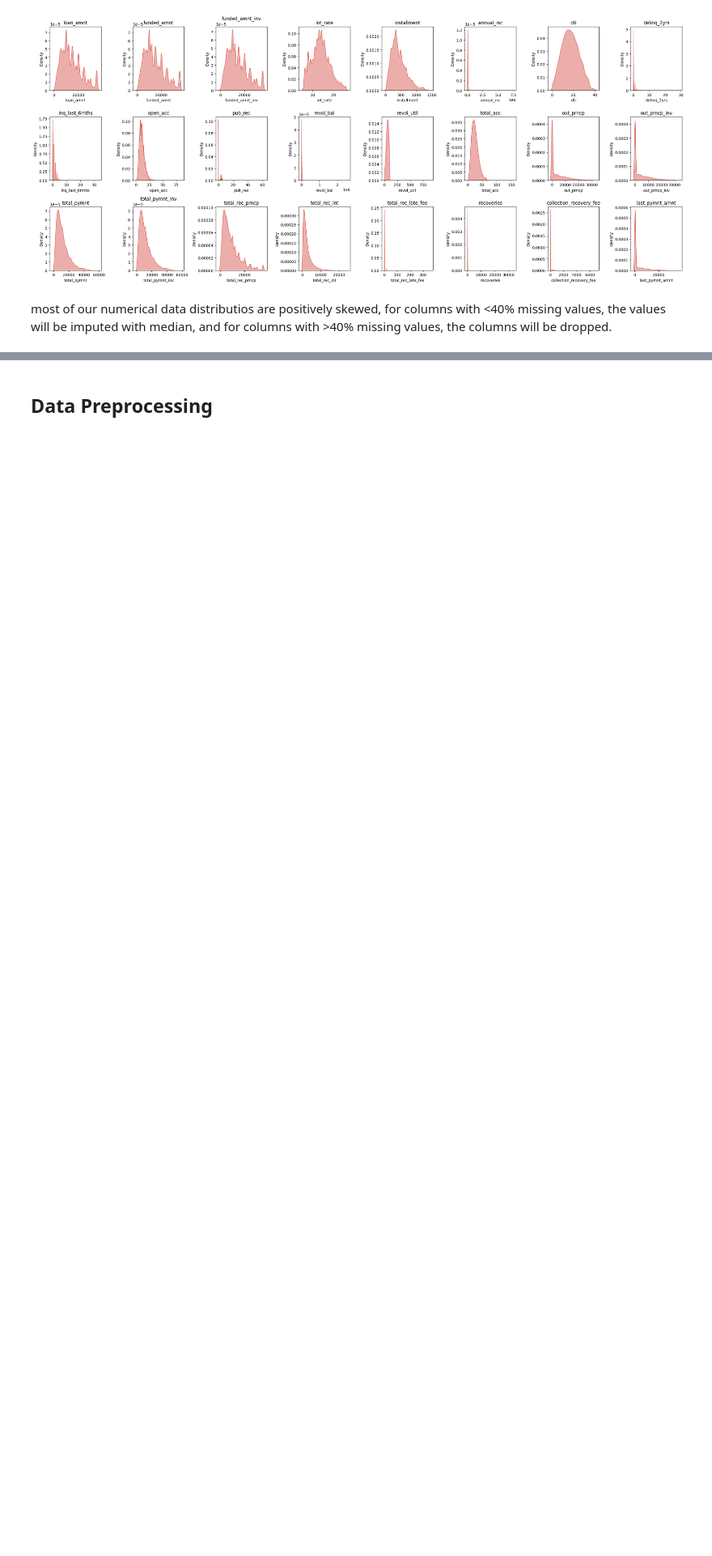
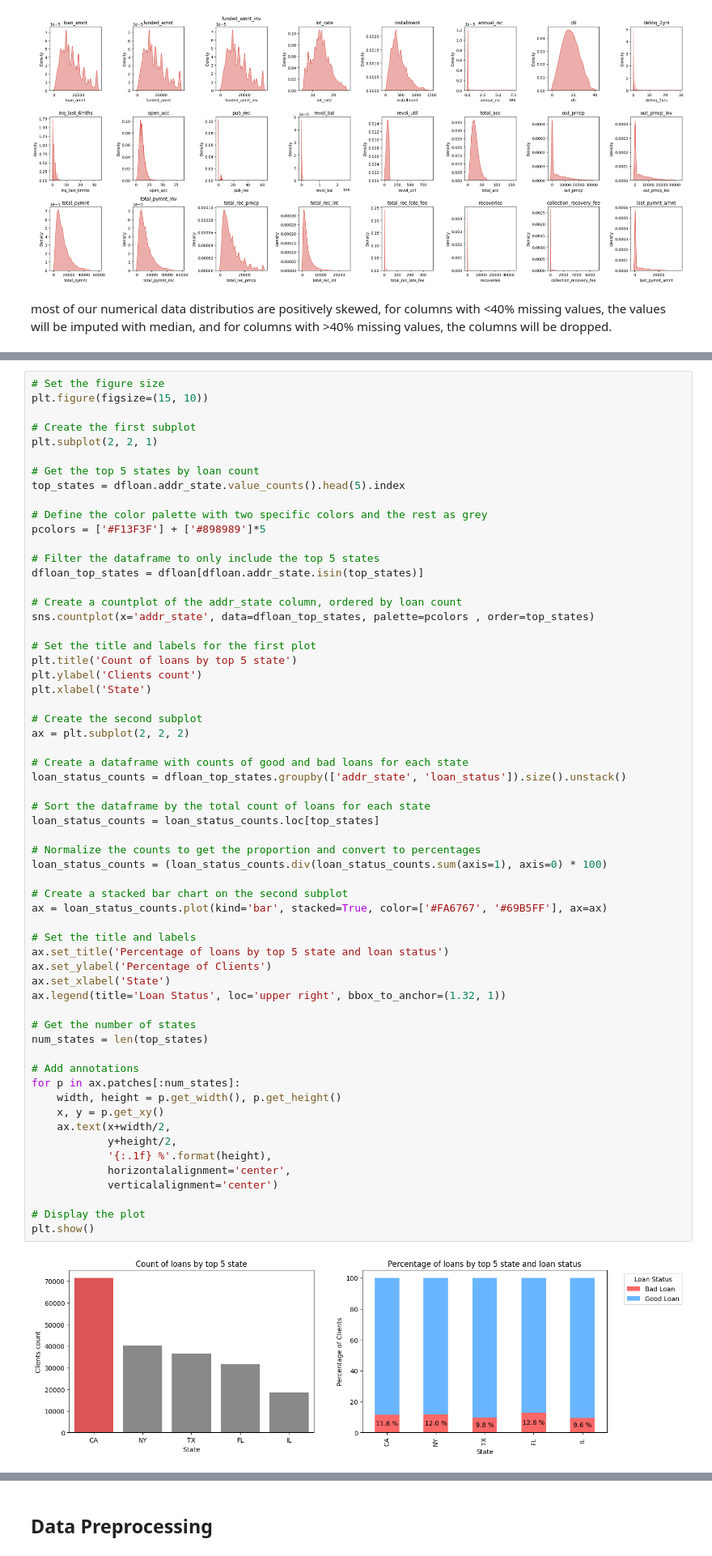
Before and after one commit to azaryasph/IDX-Partners-Project-Based-Internship-Prediction-Model, a Jupyter notebook: notebooks/Prediction Model.ipynb, the cells around one changed output, grey strips where cells are left out. Shown at 81% size. Cells and saved outputs as stored; diff of their text form; blank space fills up the shorter version.

```diff
--- a/notebooks/Prediction Model.ipynb
+++ b/notebooks/Prediction Model.ipynb
@@ -235,0 +290,62 @@ dfloan['loan_status'] = dfloan['loan_status'].map(map_lstatus)
+# %%
+# Set the figure size
+plt.figure(figsize=(15, 10))
+
+# Create the first subplot
+plt.subplot(2, 2, 1)
+
+# Get the top 5 states by loan count
+top_states = dfloan.addr_state.value_counts().head(5).index
+
+# Define the color palette with two specific colors and the rest as grey
+pcolors = ['#F13F3F'] + ['#898989']*5
+
+# Filter the dataframe to only include the top 5 states
+dfloan_top_states = dfloan[dfloan.addr_state.isin(top_states)]
+
+# Create a countplot of the addr_state column, ordered by loan count
+sns.countplot(x='addr_state', data=dfloan_top_states, palette=pcolors , order=top_states)
+
+# Set the title and labels for the first plot
+plt.title('Count of loans by top 5 state')
+plt.ylabel('Clients count')
+plt.xlabel('State')
+
+# Create the second subplot
+ax = plt.subplot(2, 2, 2)
+
+# Create a dataframe with counts of good and bad loans for each state
+loan_status_counts = dfloan_top_states.groupby(['addr_state', 'loan_status']).size().unstack()
+
+# Sort the dataframe by the total count of loans for each state
+loan_status_counts = loan_status_counts.loc[top_states]
+
+# Normalize the counts to get the proportion and convert to percentages
+loan_status_counts = (loan_status_counts.div(loan_status_counts.sum(axis=1), axis=0) * 100)
+
+# Create a stacked bar chart on the second subplot
+ax = loan_status_counts.plot(kind='bar', stacked=True, color=['#FA6767', '#69B5FF'], ax=ax)
+
+# Set the title and labels
+ax.set_title('Percentage of loans by top 5 state and loan status')
+ax.set_ylabel('Percentage of Clients')
+ax.set_xlabel('State')
+ax.legend(title='Loan Status', loc='upper right', bbox_to_anchor=(1.32, 1))
+
+# Get the number of states
+num_states = len(top_states)
+
+# Add annotations
+for p in ax.patches[:num_states]:
+    width, height = p.get_width(), p.get_height()
+    x, y = p.get_xy()
+    ax.text(x+width/2,
+            y+height/2,
+            '{:.1f} %'.format(height),
+            horizontalalignment='center',
+            verticalalignment='center')
+
+# Display the plot
+plt.show()
+# %% [output]
+[figure, added]
```
Also changed, not shown: parts of 13 cells of this notebook.
